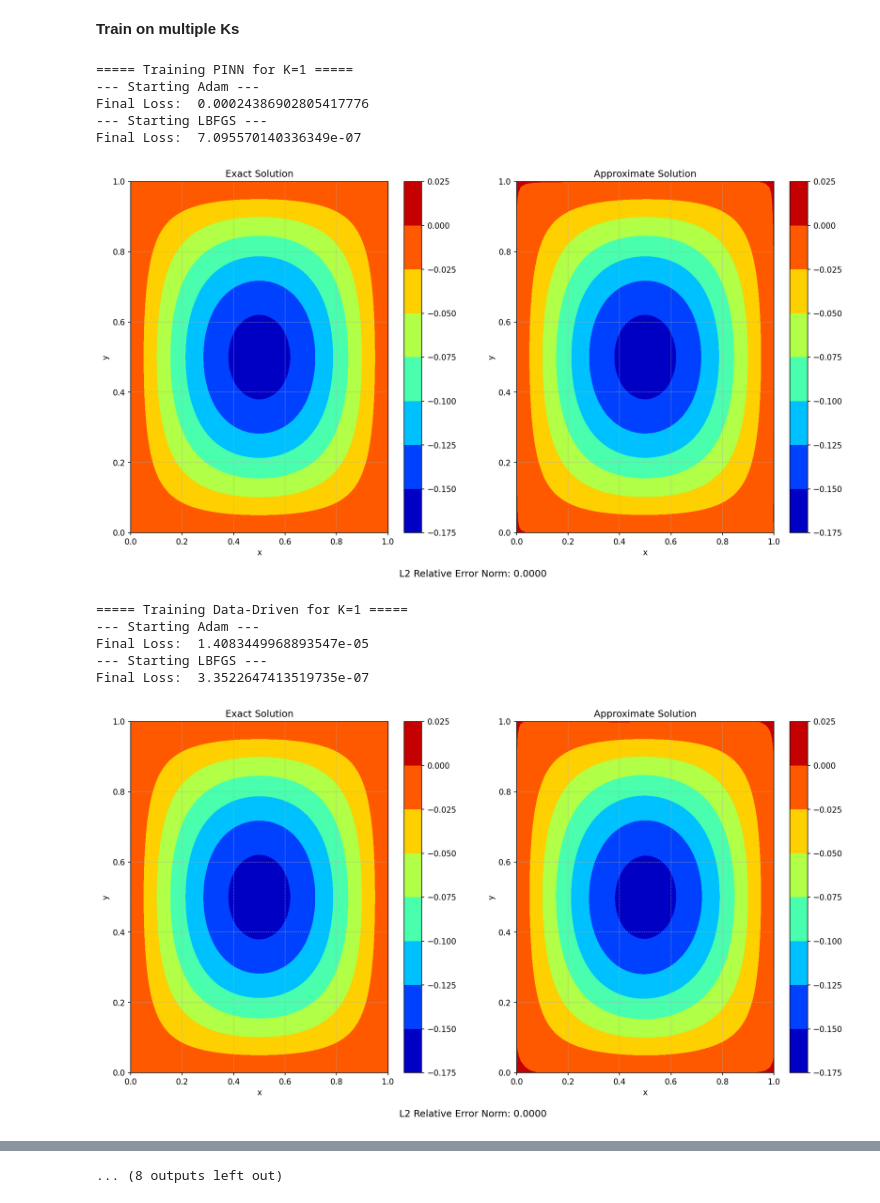
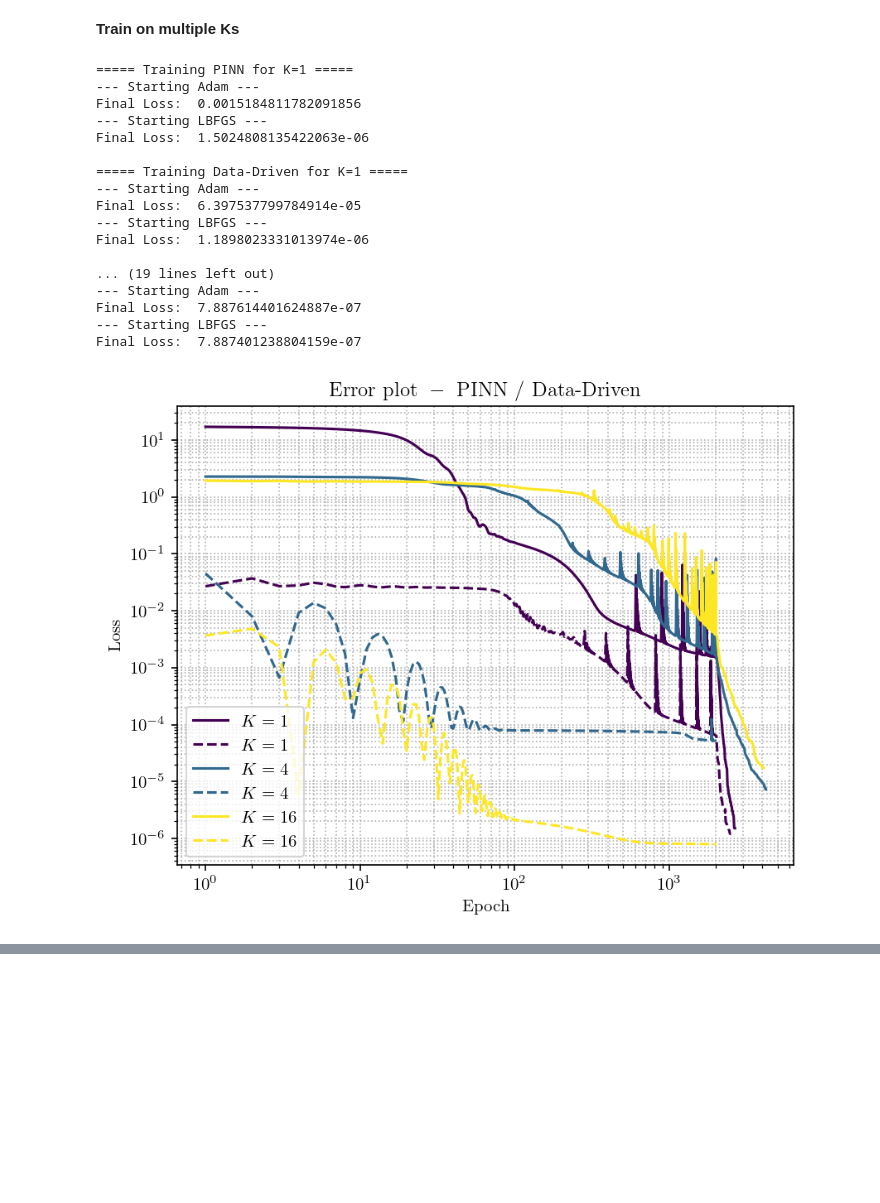
Before and after one commit to tia987/AISE, a Jupyter notebook: task_1/task_1.ipynb, the cells around one changed output, grey strips where cells are left out. Saved outputs shown, nothing was run; the diff lists cells and outputs as text; code cells hidden in the pictures; blank space fills up the shorter version.

```diff
--- a/task_1/task_1.ipynb
+++ b/task_1/task_1.ipynb
@@ -96,6 +98,7 @@ class MLP(nn.Module):
 # %%
 class Model:
     def __init__(self, n_int_, n_bc_, resolution=1, N=64, coeff=None):
+        self.r = 0.5
         self.n_int = n_int_
         self.n_bc = n_bc_
         self.resolution = resolution
@@ -112,7 +115,6 @@ class Model:
             self.a_ij = generate_coefficients(self.resolution)
         else:
             self.a_ij = coeff
-        self.r = 0.5
 
     def rhs(self, input_int):
         f, _ = generate_sample(self.a_ij, input=input_int, r=self.r)
@@ -216,7 +218,7 @@ class Model:
 
         return history
 
-    def plot(self):
+    def plot(self, show=True, method=""):
         x = torch.linspace(0, 1, self.N)
         y = torch.linspace(0, 1, self.N)
         X, Y = torch.meshgrid(x, y, indexing="ij")
@@ -225,7 +227,7 @@ class Model:
             approximate_sol = self.approximate_solution(inputs).reshape(self.N, self.N)
             analytical_sol = self.analytical_solution(inputs).reshape(self.N, self.N)
 
-        fig, axs = plt.subplots(1, 2, figsize=(16, 8), dpi=150)
+        fig, axs = plt.subplots(2, 1, figsize=(4, 8), dpi=150, sharex=True, sharey=True)
         im1 = axs[0].contourf(X, Y, analytical_sol, cmap="jet")
         axs[0].set_xlabel("x")
         axs[0].set_ylabel("y")
@@ -236,13 +238,17 @@ class Model:
         axs[1].set_ylabel("y")
         axs[1].grid(True, which="both", ls=":")
         plt.colorbar(im2, ax=axs[1])
-        axs[0].set_title("Exact Solution")
-        axs[1].set_title("Approximate Solution")
+        axs[0].set_title(r"$\mathrm{Exact \ Solution}$")
+        axs[1].set_title(r"$\mathrm{Approximate \ Solution}$")
 
-        err = torch.sum((approximate_sol - analytical_sol) ** 2) / torch.sum(analytical_sol ** 2)# / torch.mean(analytical_sol ** 2)) ** 0.5 * 100
-        fig.supxlabel(f"L2 Relative Error Norm: {err.item():.4f}", fontsize=12)
+        err = torch.norm(approximate_sol - analytical_sol) / torch.norm(analytical_sol)
+        fig.supxlabel(rf"$L_2\ \mathrm{{Relative\ Error\ Norm}}:\ {err.item():.4f}$", fontsize=12)
 
-        plt.show()
+        if show == 1:
+            plt.show()
+        else:
+            plt.savefig("1_2_"+ method +"_k="+str(self.resolution)+".pdf")
+            plt.close(fig)
 # %% [markdown]
 **Test for single case**
 # %%
@@ -288,7 +294,14 @@ model.plot()
 # %% [markdown]
 **Train on multiple Ks**
 # %%
-for k in K:
+colors = plt.cm.viridis(np.linspace(0, 1, len(K)))
+plt.figure(dpi=150)
+plt.grid(True, which="both", ls=":")
+ax = plt.gca()
+
+for idx, k in enumerate(K):
+    if k == 8:
+        continue
     print(f"\n===== Training PINN for K={k} =====")
 
     # Generate coefficients for increasing K value
@@ -308,48 +321,59 @@ for k in K:
 
     print("--- Starting Adam ---")
     hist_adam = model.fit(num_epochs=2000, optimizer=optimizer_ADAM,  PINN=True, verbose=False)
     print("--- Starting LBFGS ---")
     hist_lbfgs = model.fit(num_epochs=1,   optimizer=optimizer_LBFGS, PINN=True, verbose=False)
     hist_pinn = hist_adam + hist_lbfgs
-    model.plot()
+    model.plot(show=False, method="PINN")
 
     print(f"\n===== Training Data-Driven for K={k} =====")
     model = Model(n_int, n_bc, resolution=k, coeff=a_ij, N=64)
 
     optimizer_ADAM = optim.Adam(model.approximate_solution.parameters(),
                                 lr=float(0.001))
     optimizer_LBFGS = optim.LBFGS(model.approximate_solution.parameters(),
                               lr=float(0.5),
                               max_iter=50000,
                               max_eval=50000,
                               history_size=150,
                               line_search_fn="strong_wolfe",
                               tolerance_change=1.0 * np.finfo(float).eps)
 
     print("--- Starting Adam ---")
     hist_adam = model.fit(num_epochs=2000, optimizer=optimizer_ADAM,  PINN=False, verbose=False)
     print("--- Starting LBFGS ---")
     hist_lbfgs = model.fit(num_epochs=1,   optimizer=optimizer_LBFGS, PINN=False, verbose=False)
     hist_dd = hist_adam + hist_lbfgs
-    model.plot()
+    model.plot(show=False, method="DD")
 
-    plt.figure(dpi=150)
-    plt.grid(True, which="both", ls=":")
-    plt.plot(np.arange(1, len(hist_pinn) + 1), hist_pinn, label="PINN Loss")
-    plt.plot(np.arange(1, len(hist_dd) + 1), hist_dd, label="Data-driven Loss")
-    plt.xscale("log")
-    plt.legend()
-    plt.show()
+    color = colors[idx]
+    ax.plot(np.arange(1, len(hist_pinn) + 1), hist_pinn, label=rf"$K = {k}$", color=color)
+    ax.plot(np.arange(1, len(hist_dd) + 1), hist_dd, label=rf"$K = {k}$", color=color, linestyle="--",)
+
+ax.set_xscale("log")
+ax.set_yscale("log")
+ax.set_ylabel(r"$\mathrm{Loss}$")
+ax.set_xlabel(r"$\mathrm{Epoch}$")
+ax.legend()
+ax.set_title(r"$\mathrm{Error\ plot\ -\ PINN\ /\ Data\mbox{-}Driven}$")
+plt.savefig("1_2_err.pdf")
+plt.show()
 # %% [output]
 ===== Training PINN for K=1 =====
 --- Starting Adam ---
-Final Loss:  0.00024386902805417776
+Final Loss:  0.0015184811782091856
 --- Starting LBFGS ---
-Final Loss:  7.095570140336349e-07
+Final Loss:  1.5024808135422063e-06
+
+===== Training Data-Driven for K=1 =====
+--- Starting Adam ---
+Final Loss:  6.397537799784914e-05
+--- Starting LBFGS ---
+Final Loss:  1.1898023331013974e-06
+
+... (19 lines left out)
+--- Starting Adam ---
+Final Loss:  7.887614401624887e-07
+--- Starting LBFGS ---
+Final Loss:  7.887401238804159e-07
-[figure, old version]
+[figure, new version]
-===== Training Data-Driven for K=1 =====
---- Starting Adam ---
-Final Loss:  1.4083449968893547e-05
---- Starting LBFGS ---
-Final Loss:  3.3522647413519735e-07
-[figure, removed]
@@ -376 +379,0 @@ Final Loss:  1.1940275726374239e-05
-... (8 outputs left out)
```
Also changed, not shown: parts of 5 cells of this notebook.
